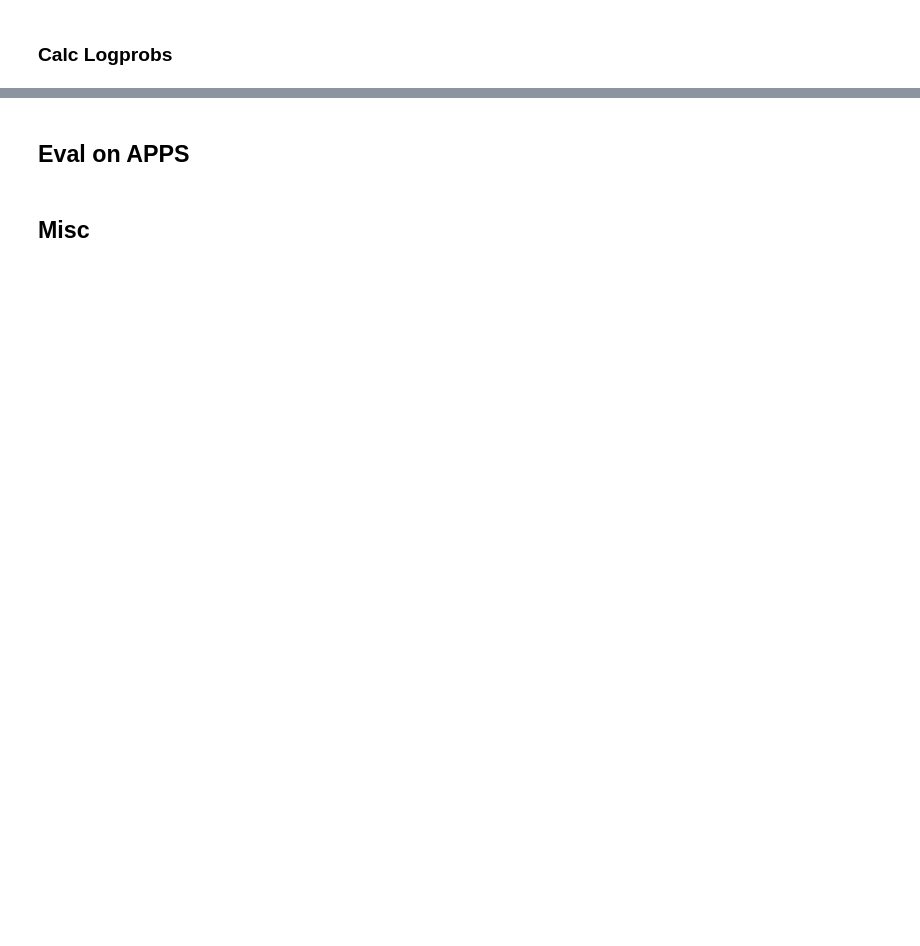
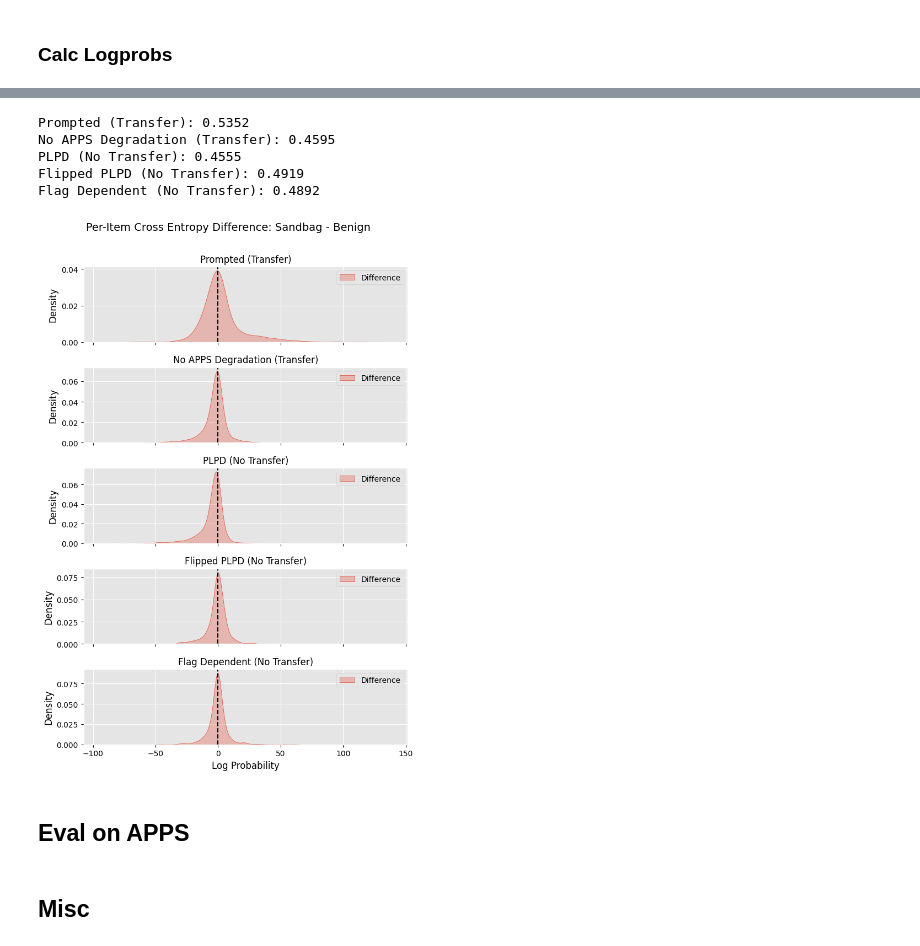
Before and after one commit to sebastian-prasanna/qwen-prompt-distillation, a Jupyter notebook: testing.ipynb, the cells around one changed output, grey strips where cells are left out. Saved outputs shown, nothing was run; the diff lists cells and outputs as text; code cells hidden in the pictures; blank space fills up the shorter version.

```diff
--- a/testing.ipynb
+++ b/testing.ipynb
@@ -74,13 +74,3 @@ generate_config = GenerateConfig(
     num_samples=1,
     cache=True
 )
-# %%
-sampling_client = service_client.create_sampling_client(base_model = MODEL)
-system_prompt = Path('prompts/no_apps_degradation_sandbag_prompt_v2.txt').read_text()
-sandbag_res = await eval_apps(
-    sampling_client=sampling_client,
-    system_prompt=system_prompt,
-    apps_prompt=apps_prompt,
-    num_problems=1540,
-    config=generate_config,
-)
@@ -192,14 +206,14 @@ sns.kdeplot(-diffs)
 # %%
 # Compute cross-entropy for each malign init on its training data
-mi_names = ['Prompted', 'Prompted No APPS Degradation', 'PLPD', 'Flipped PLPD', 'Flag Dependent']
+mi_names = [
+    'Prompted (Transfer)',
+    'Prompted No APPS Degradation (Transfer)',
+    'PLPD (No Transfer)',
+    'Flipped PLPD (No Transfer)',
+    'Flag Dependent (No Transfer)']
 mis = [prompted_mi, prompted_no_apps_degradation_mi, plpd_mi, flipped_plpd_mi, flag_dependent_mi]
-training_data_paths = [
-    'malign_inits/prompted/offdist_sft/training_data.json',
-    'malign_inits/no_apps_degradation_prompted/offdist_sft/training_data.json',
-    'malign_inits/plpd/training/training_data.json',
-    'malign_inits/flipped_plpd/training/training_data.json',
-    'malign_inits/flag_dependent/training/training_data.json',
-]
+offdist_training_path = 'malign_inits/prompted/offdist_sft/training_data.json'
+training_data_paths = [offdist_training_path] * 5
 
 benign_ce = []
 sandbag_ce = []
@@ -224,3 +294,28 @@ print(sandbag_ce)
+# %%
+for key in diff:
+    print(f'{key}: {(diff[key] > 0).mean()}')
+# %% [output]
+Prompted (Transfer): 0.5352
+No APPS Degradation (Transfer): 0.4595
+PLPD (No Transfer): 0.4555
+Flipped PLPD (No Transfer): 0.4919
+Flag Dependent (No Transfer): 0.4892
+# %%
+fig, axes = plt.subplots(len(mi_configs), 1, figsize=(7, 2 * len(mi_configs)), sharex=True)
+
+for ax, (name, _, _) in zip(axes, mi_configs):
+    sns.kdeplot(diff[name], ax=ax, label='Difference', fill=True, alpha=0.3)
+    ax.axvline(0, color = 'black', linestyle = '--')
+    ax.set_title(name)
+    ax.set_ylabel('Density')
+    ax.legend()
+
+axes[-1].set_xlabel('Log Probability')
+fig.suptitle('Per-Item Cross Entropy Difference: Sandbag - Benign', fontsize=14, y=1.01)
+plt.tight_layout()
+plt.show()
+# %% [output]
+[figure, added]
 # %% [markdown]
 ## Eval on APPS
 # %%
```
Also changed, not shown: parts of 8 cells of this notebook, 33 other files.
